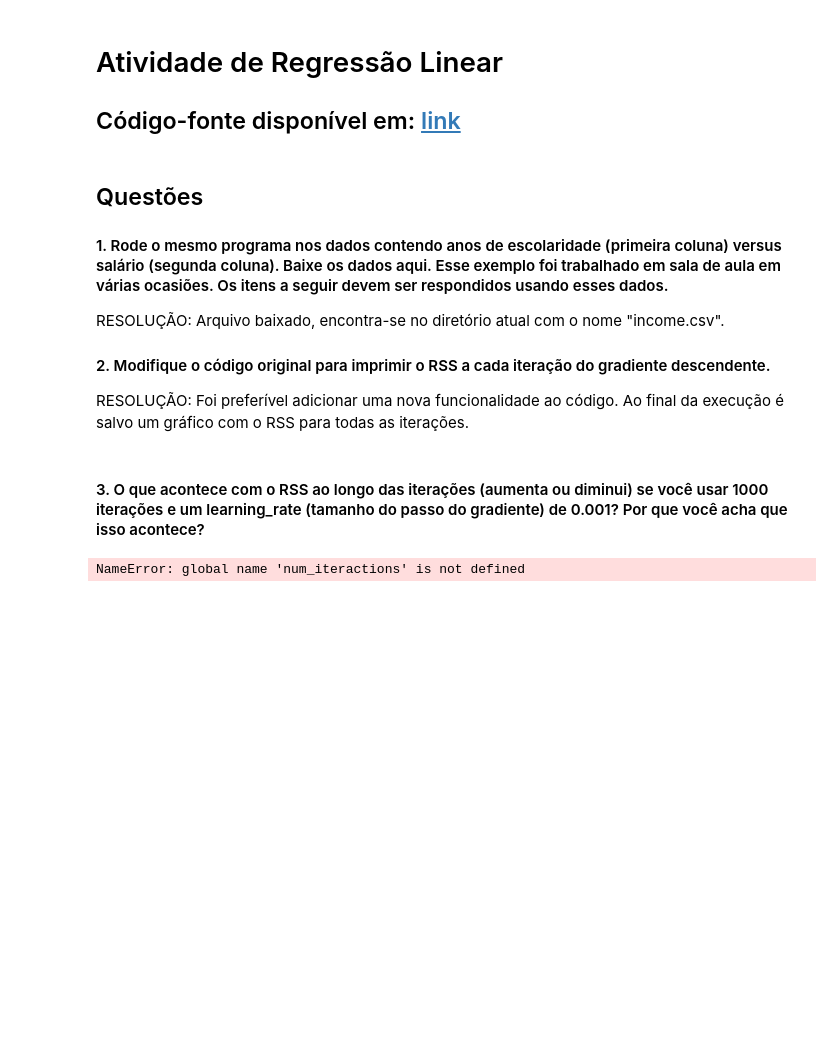
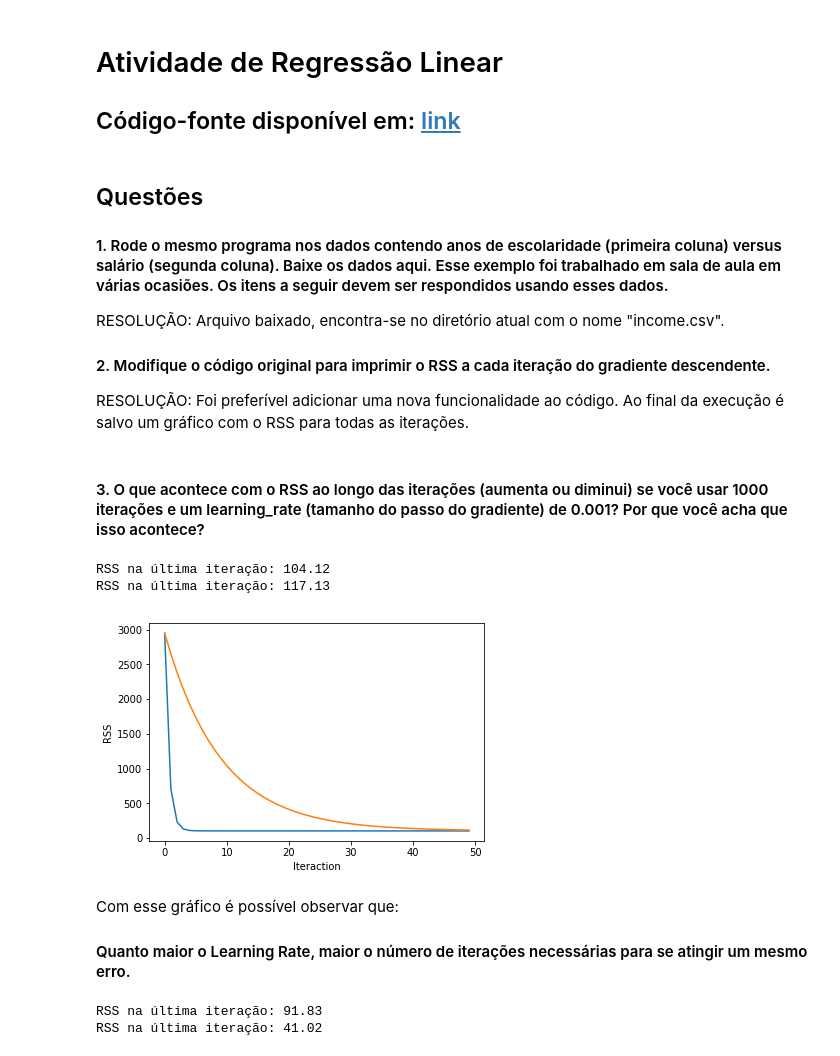
Before and after one commit to italoPontes/Machine-learning, a Jupyter notebook: Tarefas/Regressão-Linear-Simples-do-Zero/Task 01.ipynb, the cells around one changed output. Saved outputs shown, nothing was run; the diff lists cells and outputs as text; code cells hidden in the pictures; blank space fills up the shorter version.

```diff
--- a/Tarefas/Regressão-Linear-Simples-do-Zero/Task 01.ipynb
+++ b/Tarefas/Regressão-Linear-Simples-do-Zero/Task 01.ipynb
@@ -73,18 +73,16 @@ def gradient_descent_runner(x, y, starting_w0, starting_w1, learning_rate, num_i
 	iteration_number = 0
 
 	condiction = True
-	if num_iteractions < 1:
+	if num_iterations < 1:
 		condiction = False
 
-	while (norma > 0.001 and not condiction) or ( iteration_number < num_iteractions and condiction):
-		w0, w1, norma = step_gradient(w0, w1, x, y, learning_rate)
-
+	while (norma > 0.001 and not condiction) or ( iteration_number < num_iterations and condiction):
 		rss_by_step = compute_error_for_line_given_points(w0, w1, x, y)
 		rss_total.append(rss_by_step)
+		w0, w1, norma = step_gradient(w0, w1, x, y, learning_rate)
 		iteration_number += 1
-	show_figure(rss_total, "Iteraction", "RSS")
 
-	return [w0, w1, iteration_number]
+	return [w0, w1, iteration_number, rss_total]
 # %% [markdown]
 ## Questões
 
@@ -102,9 +100,6 @@ RESOLUÇÃO: Foi preferível adicionar uma nova funcionalidade ao código. Ao fi
 #  @param xlabel Text to be shown in abscissa axis.
 #  @param ylabel Text to be shown in ordinate axis.
 def show_figure(data, xlabel, ylabel):
-	plt.cla() # clears an axis
-	plt.clf() # clears the entire current figure
-	plt.close() # closes a window
 	plt.plot(data)
 	plt.xlabel(xlabel)
 	plt.ylabel(ylabel)
@@ -113,13 +108,37 @@ def show_figure(data, xlabel, ylabel):
 # %%
 points = genfromtxt("income.csv", delimiter=",")
 x = points[:,0]
 y = points[:,1]
 
 starting_w0 = 0
 starting_w1 = 0
 
 learning_rate = 0.001
-iterations_number = 100
-gradient_descent_runner(x, y, starting_w0, starting_w1, learning_rate, iterations_number)
+iterations_number = 50
+[w0, w1, iter_number, rss_total] = gradient_descent_runner(x, y, starting_w0, starting_w1, learning_rate, iterations_number)
+show_figure(rss_total, "Iteraction", "RSS")
+print("RSS na última iteração: %.2f" % rss_total[-1])
+
+learning_rate = 0.0001
+[w0, w1, iter_number, rss_total] = gradient_descent_runner(x, y, starting_w0, starting_w1, learning_rate, iterations_number)
+show_figure(rss_total, "Iteraction", "RSS")
+print("RSS na última iteração: %.2f" % rss_total[-1])
 # %% [output]
-NameError: global name 'num_iteractions' is not defined
+RSS na última iteração: 104.12
+RSS na última iteração: 117.13
+[figure, added]
+# %% [markdown]
+Com esse gráfico é possível observar que:
+#### Quanto maior o Learning Rate, maior o número de iterações necessárias para se atingir um mesmo erro.
+# %%
+learning_rate = 0.001
+iterations_number = 1000
+[w0, w1, iter_number, rss_total] = gradient_descent_runner(x, y, starting_w0, starting_w1, learning_rate, iterations_number)
+print("RSS na última iteração: %.2f" % rss_total[-1])
+
+iterations_number = 10000
+[w0, w1, iter_number, rss_total] = gradient_descent_runner(x, y, starting_w0, starting_w1, learning_rate, iterations_number)
+print("RSS na última iteração: %.2f" % rss_total[-1])
+# %% [output]
+RSS na última iteração: 91.83
+RSS na última iteração: 41.02
```
Also changed, not shown: parts of 7 cells of this notebook, 1 other file.
